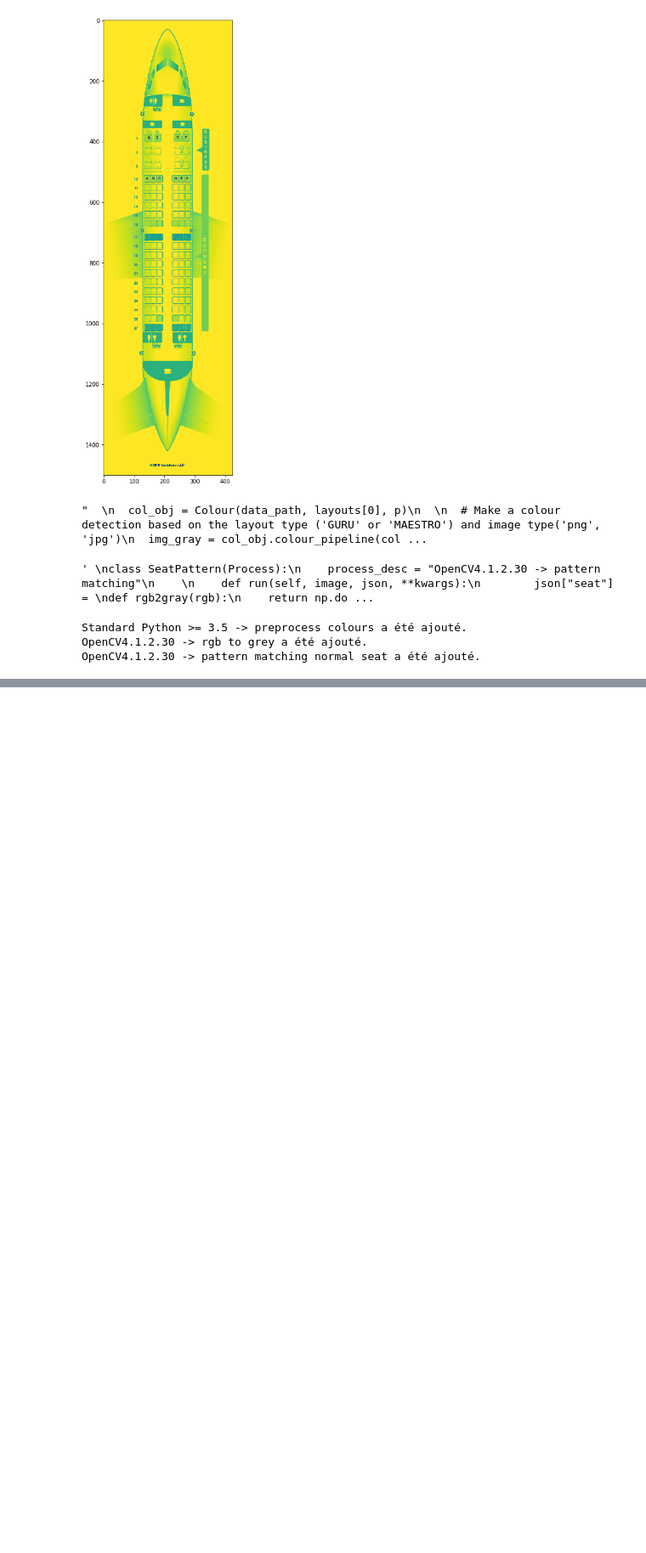
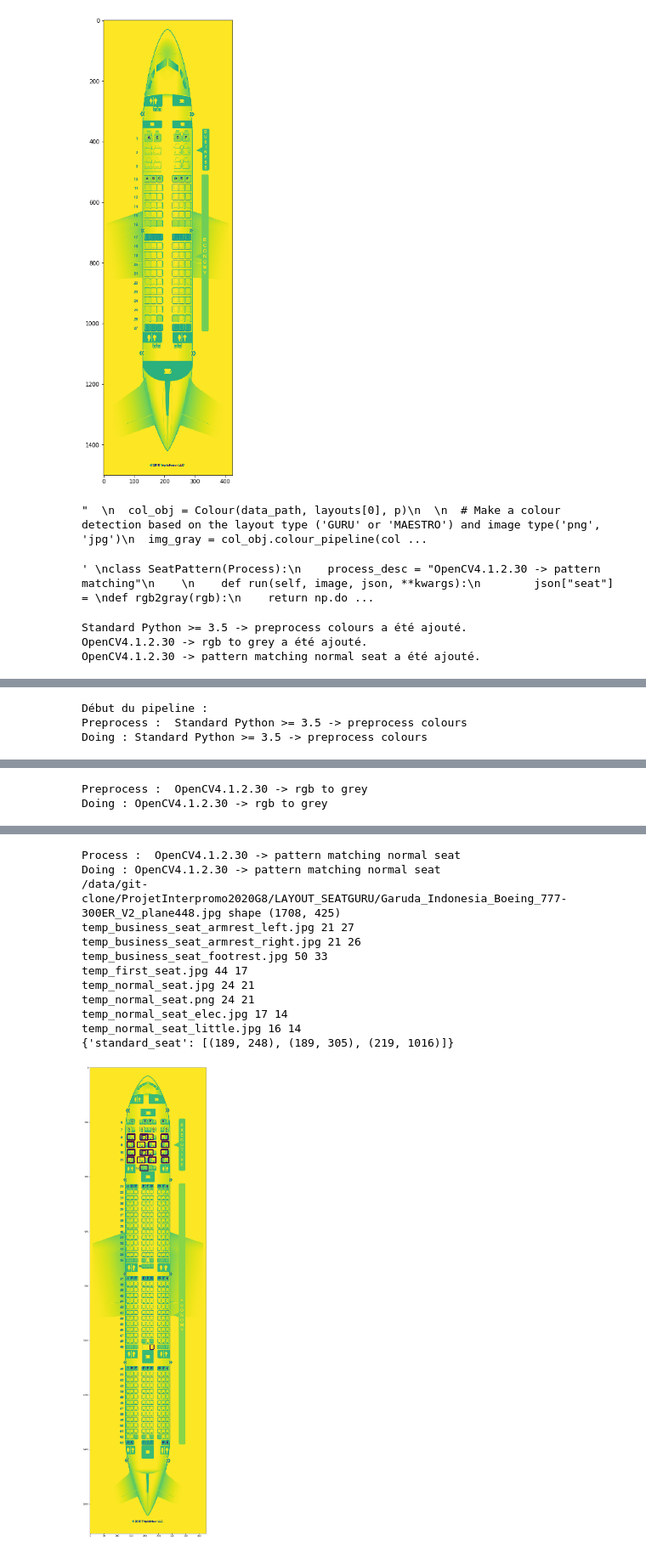
Before and after one commit to vincentnam/ProjetInterpromo2020G8, a Jupyter notebook: Notebook_Rendu.ipynb, the cells around one changed output, grey strips where cells are left out. Shown at 85% size. Saved outputs shown, nothing was run; the diff lists cells and outputs as text; code cells hidden in the pictures; blank space fills up the shorter version.

Commit message:
V0 pipeline seat pattern fonctionnel : was a path problem

```diff
--- a/Notebook_Rendu.ipynb
+++ b/Notebook_Rendu.ipynb
@@ -190,6 +190,24 @@ class BlackWhite(Preprocess):
 # %%
 class PatternMatchingNormalSeat(Process):
     process_desc = "OpenCV4.1.2.30 -> pattern matching normal seat"
+
+    def coord_pattern_finder(self,image, template, threshold: float):
+        """
+        input:
+            image : image plane cv2.imread() black and white
+            template : image pattern cv2.imread() black and white
+            threshold : threshold for this pattern
+        output:
+            position : list right angle position for this pattern on the image
+
+        """
+        position = []  # Variable output
+        # List of match
+        res = cv.matchTemplate(image, template, cv.TM_CCOEFF_NORMED)
+        for pos in zip(*np.where(res >= threshold)[::-1]):
+            position.append(pos)
+        return(position)
+
 
     def run(self, image, json, image_rgb = None, col_obj = None, templates = None, data_image=None, **kwargs) -> None :
         #col_obj = Colour(data_path, layouts[0], p)
@@ -199,6 +217,8 @@ class PatternMatchingNormalSeat(Process):
         img_to_show = image
         if data_image is None:
             print("COUCOU")
+        if image_rgb is None:
+            print("PAS COUCOU")
         img_rgb = image_rgb
         img_gray = image
         #img_rgb = cv.imread(data_image, 1)
@@ -207,7 +227,7 @@ class PatternMatchingNormalSeat(Process):
 
         for template_name in templates:
             #template = cv.imread(templates_path + template_name, 0)
-            template = cv.imread("./images" + template_name, 0)
+            template = cv.imread("./images/" + template_name, 0)
             h, w = template.shape
             print(template_name, h,w)
 
@@ -230,7 +250,7 @@ class PatternMatchingNormalSeat(Process):
             elif template_name == 'temp_yellow_seat.jpg':
                 threshold = 1
 
-            position = coord_pattern_finder(img_gray, template, threshold)
+            position = self.coord_pattern_finder(img_gray, template, threshold)
 
             for pos in position:
                 img_to_show = cv.rectangle(img_to_show, pos, (pos[0] + w, pos[1] + h), (0, 0, 255), 2)
@@ -354,5 +374,3 @@ pipeline.add_processes([ColourPipeline,BlackWhite,PatternMatchingNormalSeat ])
 Standard Python >= 3.5 -> preprocess colours a été ajouté.
 OpenCV4.1.2.30 -> rgb to grey a été ajouté.
 OpenCV4.1.2.30 -> pattern matching normal seat a été ajouté.
-# %%
-pipeline.run_pipeline(1, templates = ["temp_normal_seat.jpg"])
@@ -372,0 +377,3 @@ Le processing numéro 0( OpenCV4.1.2.30 -> pattern matching normal seat ) a lev
+# %%
+pipeline.run_pipeline(1, templates = [img for img in os.listdir("./images/") if 'temp' in img and 'seat' in img])
+# %% [output]
@@ -372,0 +381,3 @@ Le processing numéro 0( OpenCV4.1.2.30 -> pattern matching normal seat ) a lev
+Début du pipeline :
+Preprocess :  Standard Python >= 3.5 -> preprocess colours
+Doing : Standard Python >= 3.5 -> preprocess colours
@@ -372,0 +385,2 @@ Le processing numéro 0( OpenCV4.1.2.30 -> pattern matching normal seat ) a lev
+Preprocess :  OpenCV4.1.2.30 -> rgb to grey
+Doing : OpenCV4.1.2.30 -> rgb to grey
@@ -372,0 +388,13 @@ Le processing numéro 0( OpenCV4.1.2.30 -> pattern matching normal seat ) a lev
+Process :  OpenCV4.1.2.30 -> pattern matching normal seat
+Doing : OpenCV4.1.2.30 -> pattern matching normal seat
+/data/git-clone/ProjetInterpromo2020G8/LAYOUT_SEATGURU/Garuda_Indonesia_Boeing_777-300ER_V2_plane448.jpg shape (1708, 425)
+temp_business_seat_armrest_left.jpg 21 27
+temp_business_seat_armrest_right.jpg 21 26
+temp_business_seat_footrest.jpg 50 33
+temp_first_seat.jpg 44 17
+temp_normal_seat.jpg 24 21
+temp_normal_seat.png 24 21
+temp_normal_seat_elec.jpg 17 14
+temp_normal_seat_little.jpg 16 14
+{'standard_seat': [(189, 248), (189, 305), (219, 1016)]}
+[figure, added]
```
Also changed, not shown: parts of 2 cells of this notebook.
